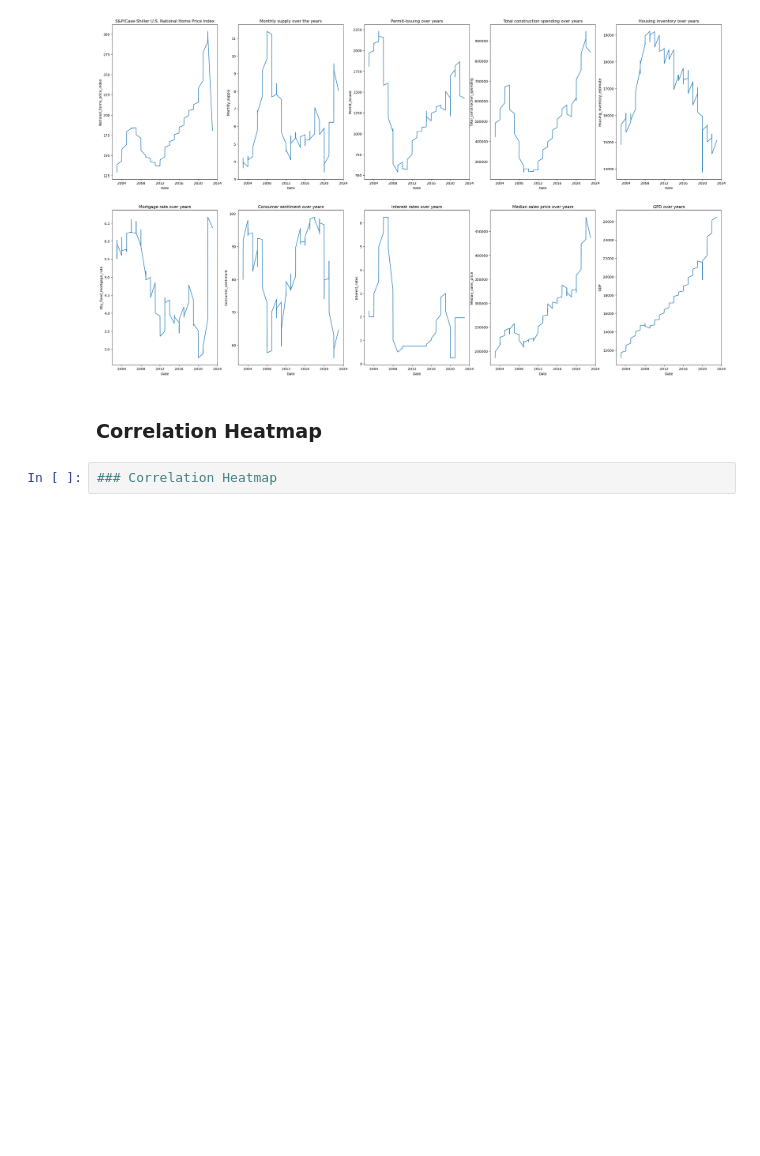
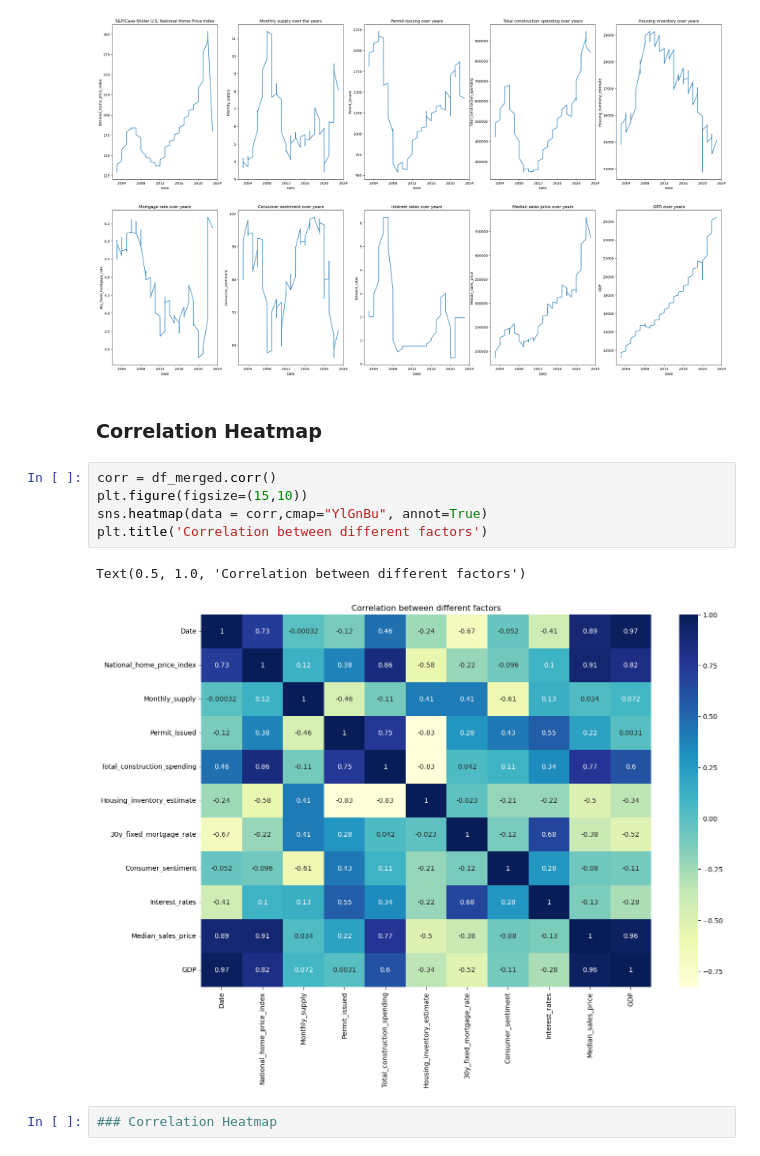
Before and after one commit to codeefy/Machine-Learning-Project, a Jupyter notebook: US Home Price Prediction/homenotebook.ipynb, the cells around one changed output. Cells and saved outputs as stored; diff of their text form; blank space fills up the shorter version.

Commit message:
Correlation Heatmap

```diff
--- a/US Home Price Prediction/homenotebook.ipynb
+++ b/US Home Price Prediction/homenotebook.ipynb
@@ -285,5 +285,13 @@ ax[1,4].title.set_text('GPD over years')
 [figure]
 # %% [markdown]
 ### Correlation Heatmap
+# %%
+corr = df_merged.corr()
+plt.figure(figsize=(15,10))
+sns.heatmap(data = corr,cmap="YlGnBu", annot=True)
+plt.title('Correlation between different factors')
+# %% [output]
+Text(0.5, 1.0, 'Correlation between different factors')
+[figure, added]
 # %%
 ### Correlation Heatmap
```
